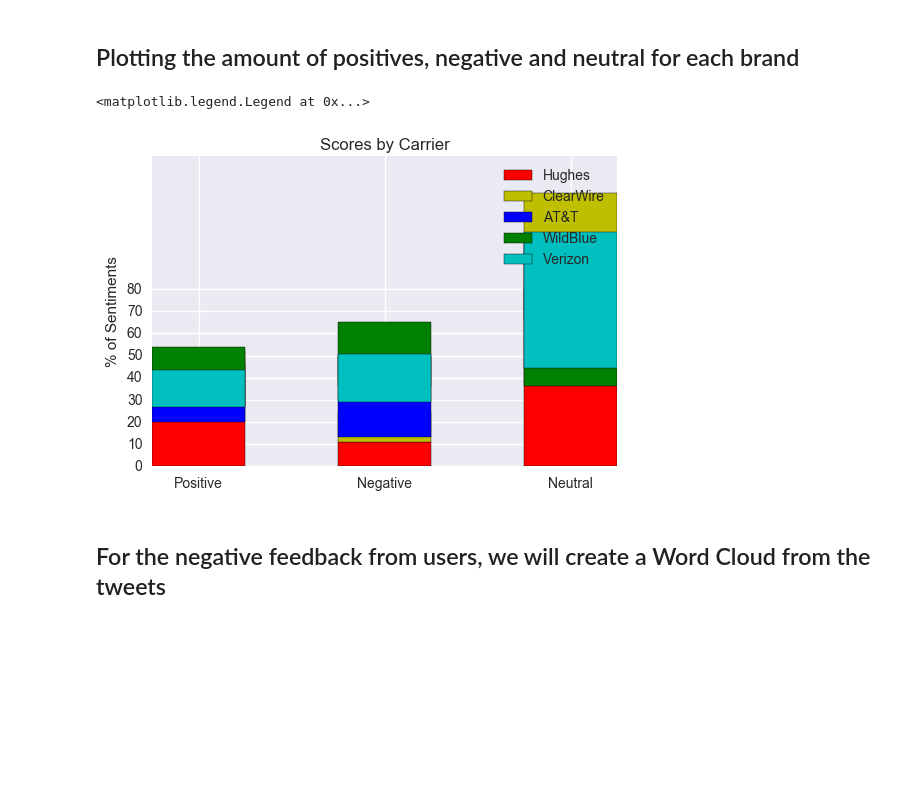
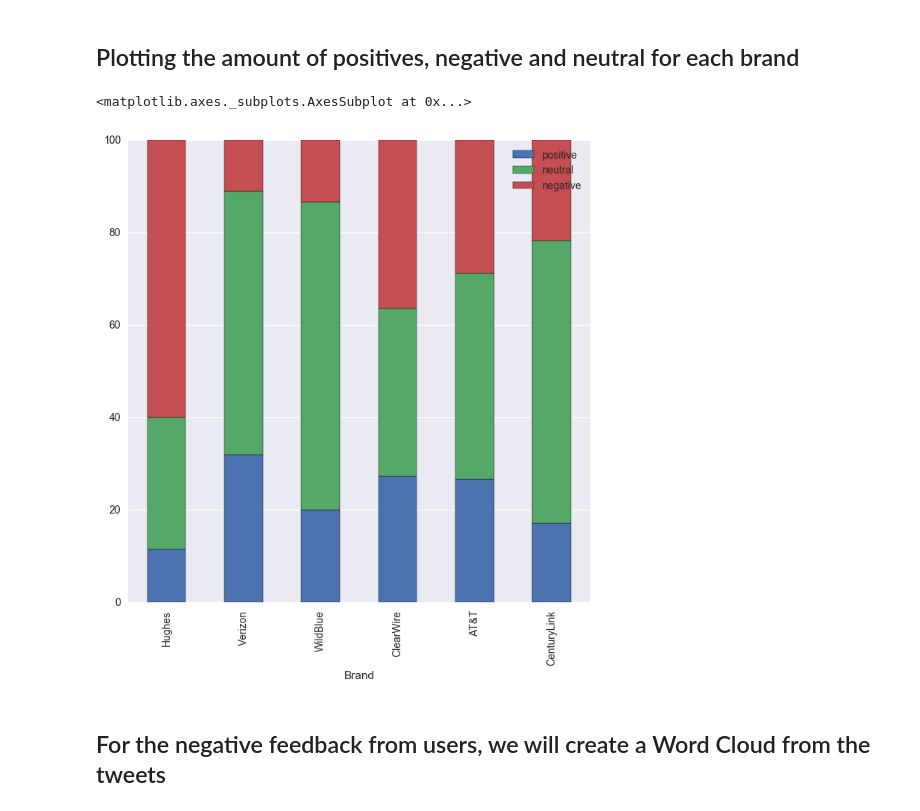
Before and after one commit to juhiscript/DataScience, a Jupyter notebook: Final Project.ipynb, the cells around one changed output. Saved outputs shown, nothing was run; the diff lists cells and outputs as text; code cells hidden in the pictures; blank space fills up the shorter version.

```diff
--- a/Final Project.ipynb
+++ b/Final Project.ipynb
@@ -186,29 +221,10 @@ df_final.head()
 # %% [markdown]
 ## Plotting the amount of positives, negative and neutral for each brand
-# %%
-N=3
-ind = np.arange(N)
-width = 0.5
-p1 = (df_final.iloc[1]['positive'],df_final.iloc[1]['negative'],df_final.iloc[1]['neutral'])
-p2 = (df_final.iloc[2]['positive'],df_final.iloc[2]['negative'],df_final.iloc[2]['neutral'])
-p3 = (df_final.iloc[3]['positive'],df_final.iloc[3]['negative'],df_final.iloc[3]['neutral'])
-p4 = (df_final.iloc[4]['positive'],df_final.iloc[4]['negative'],df_final.iloc[4]['neutral'])
-p5 = (df_final.iloc[5]['positive'],df_final.iloc[5]['negative'],df_final.iloc[5]['neutral'])
-
-p_hughes = plt.bar(ind, p1, width, color='r')
-p_cl = plt.bar(ind, p2, width, color='y',bottom=p1)
-p_att = plt.bar(ind, p3, width, color='b',bottom=p2)
-p_wb = plt.bar(ind, p4, width, color='g',bottom=p3)
-p_v = plt.bar(ind, p5, width, color='c',bottom=p4)
-
-plt.ylabel('% of Sentiments')
-plt.title('Scores by Carrier')
-plt.xticks(ind + width/2., ('Positive', 'Negative', 'Neutral'))
-plt.yticks(np.arange(0, 81, 10))
-plt.legend((p_hughes[0], p_cl[0], p_att[0], p_wb[0],p_v[0]), ('Hughes', 'ClearWire', 'AT&T', 'WildBlue', 'Verizon'))
-# %% [output]
-<matplotlib.legend.Legend at 0x...>
-[figure, removed]
+# %%
+df_sentiment.transpose().T.plot.bar(stacked=True, figsize=(8,8))
+# %% [output]
+<matplotlib.axes._subplots.AxesSubplot at 0x...>
+[figure, added]
 # %% [markdown]
 ## For the negative feedback from users, we will create a Word Cloud from the tweets
 # %%
```
Also changed, not shown: parts of 8 cells of this notebook.
